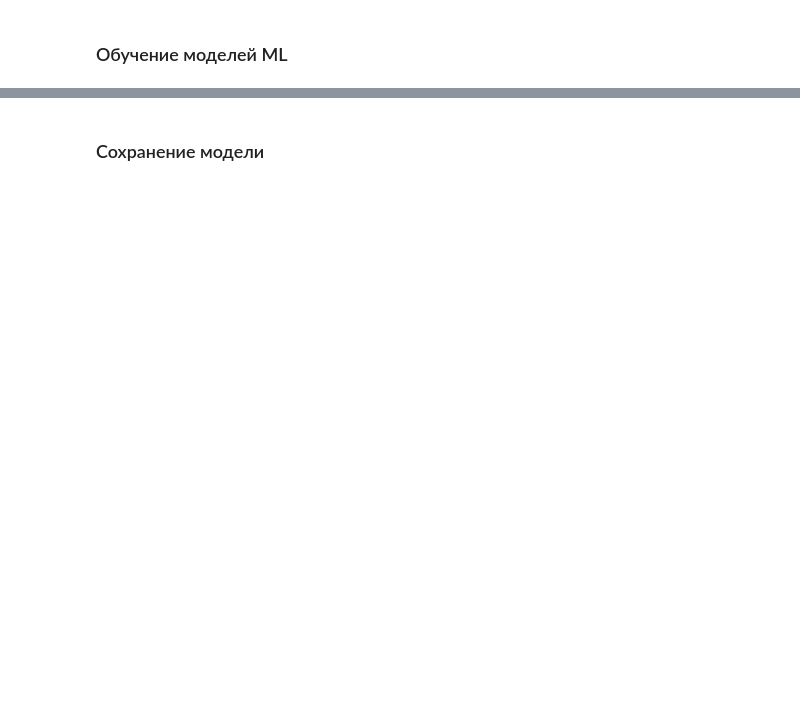
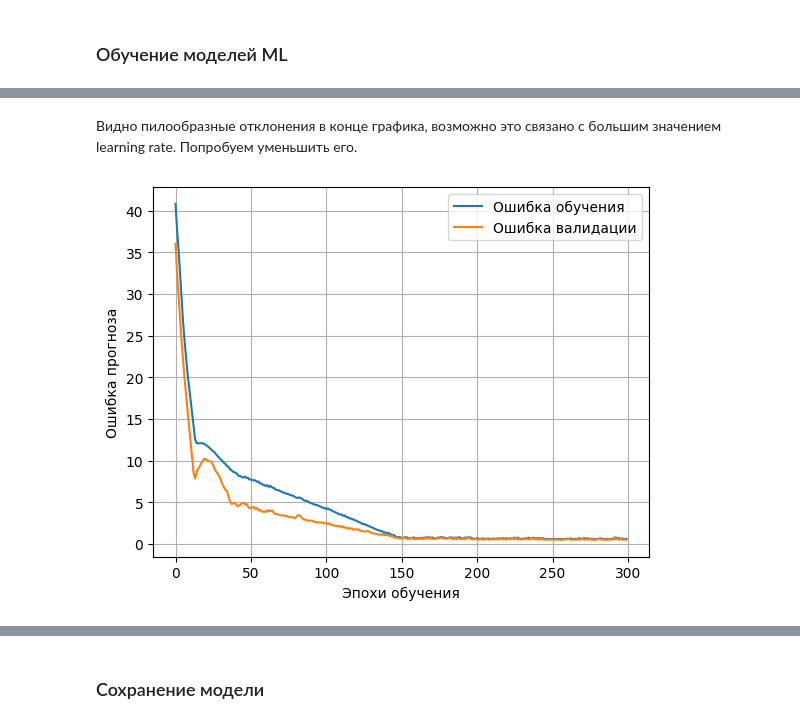
Before and after one commit to NickAReva/1_Case_Welding, a Jupyter notebook: notebook.ipynb, the cells around one changed output, grey strips where cells are left out. Saved outputs shown, nothing was run; the diff lists cells and outputs as text; code cells hidden in the pictures; blank space fills up the shorter version.

```diff
--- a/notebook.ipynb
+++ b/notebook.ipynb
@@ -56,8 +65,8 @@ warnings.filterwarnings("ignore")
 # %% [markdown]
 ## Загрузка датасета
 # %%
-row_df = pd.read_csv("Dataset_case_1\ebw_data.csv")
-row_df.head()
+raw_df = pd.read_csv("Dataset_case_1\ebw_data.csv")
+raw_df.head()
 # %% [output]
 |  | IW | IF | VW | FP | Depth | Width |
 | 0 | 47 | 139 | 4.5 | 80 | 1.60 | 2.54 |
@@ -180,0 +270,23 @@ Name: Width, Length: 72, dtype: float64
+# %% [markdown]
+Видно пилообразные отклонения в конце графика, возможно это связано с большим значением learning rate.
+Попробуем уменьшить его.
+# %%
+linear_model = Sequential([
+    Input(shape = (X.shape[1],)),
+    Dense(units=2, activation='linear', use_bias=True, bias_initializer="zeros")
+])
+
+linear_model.compile(
+    optimizer=keras.optimizers.Adam(learning_rate=0.01),
+    loss='mean_absolute_error')
+
+history = linear_model.fit(
+    X_train,
+    y_train,
+    epochs=300,
+    verbose=0,
+    validation_split=0.3)
+
+plot_loss(history)
+# %% [output]
+[figure, added]
```
Also changed, not shown: parts of 58 cells of this notebook, 5 other files.
